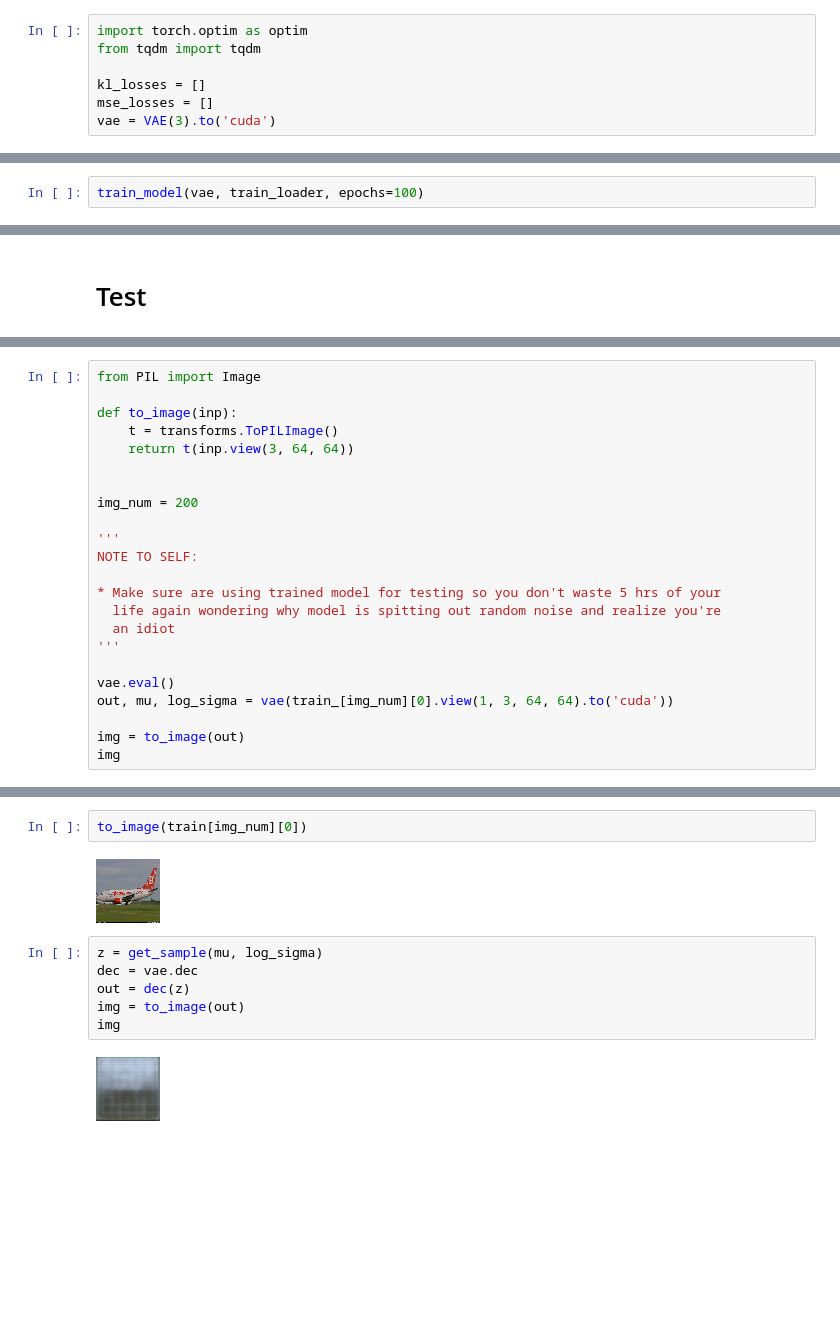
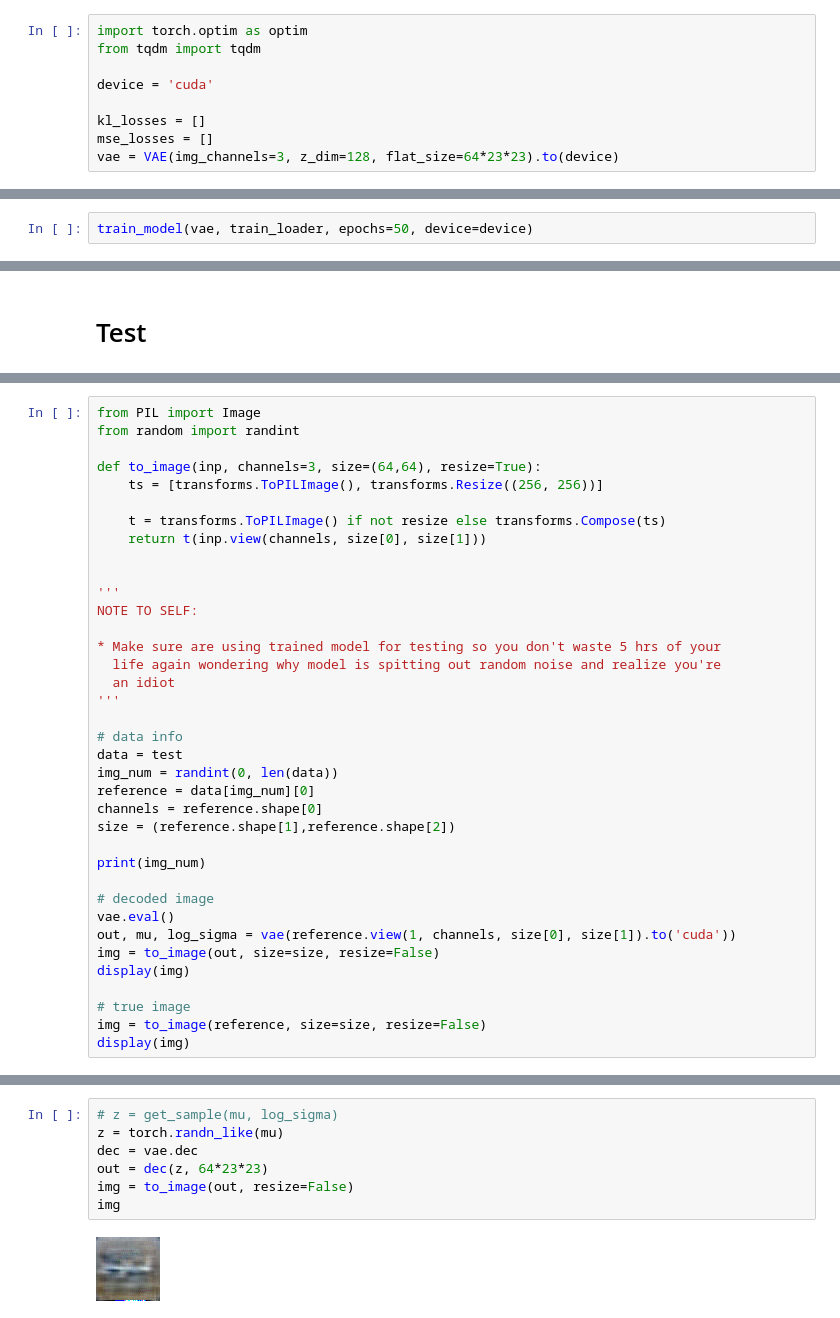
Before and after one commit to bradley-ray/implementing-deep-learn-papers, a Jupyter notebook: variational_autoencoder.ipynb, the cells around one changed output, grey strips where cells are left out. Saved outputs shown, nothing was run; the diff lists cells and outputs as text; blank space fills up the shorter version.

```diff
--- a/variational_autoencoder.ipynb
+++ b/variational_autoencoder.ipynb
@@ -149,7 +153,9 @@ def get_sample(mean: torch.Tensor, log_var: torch.Tensor):
 import torch.optim as optim
 from tqdm import tqdm
 
+device = 'cuda'
+
 kl_losses = []
 mse_losses = []
-vae = VAE(3).to('cuda')
+vae = VAE(img_channels=3, z_dim=128, flat_size=64*23*23).to(device)
 # %%
@@ -175,6 +186,6 @@ def train_model(model: nn.Module, train_loader: DataLoader, bs: int = 64, epochs
 
             opt.step()
 # %%
-train_model(vae, train_loader, epochs=100)
+train_model(vae, train_loader, epochs=50, device=device)
 # %%
 torch.save(vae.state_dict(), './model.pth')
@@ -193,12 +208,13 @@ print(losses)
 # %%
 from PIL import Image
+from random import randint
 
-def to_image(inp):
-    t = transforms.ToPILImage()
-    return t(inp.view(3, 64, 64))
+def to_image(inp, channels=3, size=(64,64), resize=True):
+    ts = [transforms.ToPILImage(), transforms.Resize((256, 256))]
 
+    t = transforms.ToPILImage() if not resize else transforms.Compose(ts)
+    return t(inp.view(channels, size[0], size[1]))
 
-img_num = 200
 
 '''
 NOTE TO SELF:
@@ -208,9 +224,22 @@ NOTE TO SELF:
   an idiot
 '''
 
+# data info
+data = test
+img_num = randint(0, len(data))
+reference = data[img_num][0]
+channels = reference.shape[0]
+size = (reference.shape[1],reference.shape[2])
+
+print(img_num)
+
+# decoded image
 vae.eval()
-out, mu, log_sigma = vae(train_[img_num][0].view(1, 3, 64, 64).to('cuda'))
+out, mu, log_sigma = vae(reference.view(1, channels, size[0], size[1]).to('cuda'))
+img = to_image(out, size=size, resize=False)
+display(img)
 
-img = to_image(out)
-img
+# true image
+img = to_image(reference, size=size, resize=False)
+display(img)
 # %% [output]
@@ -218,13 +249,10 @@ img
-# %%
-to_image(train[img_num][0])
-# %% [output]
-[figure, removed]
 # %%
-z = get_sample(mu, log_sigma)
+# z = get_sample(mu, log_sigma)
+z = torch.randn_like(mu)
 dec = vae.dec
-out = dec(z)
-img = to_image(out)
+out = dec(z, 64*23*23)
+img = to_image(out, resize=False)
 img
 # %% [output]
-[figure, old version]
+[figure, new version]
 # %%
```
Also changed, not shown: parts of 14 cells of this notebook.
